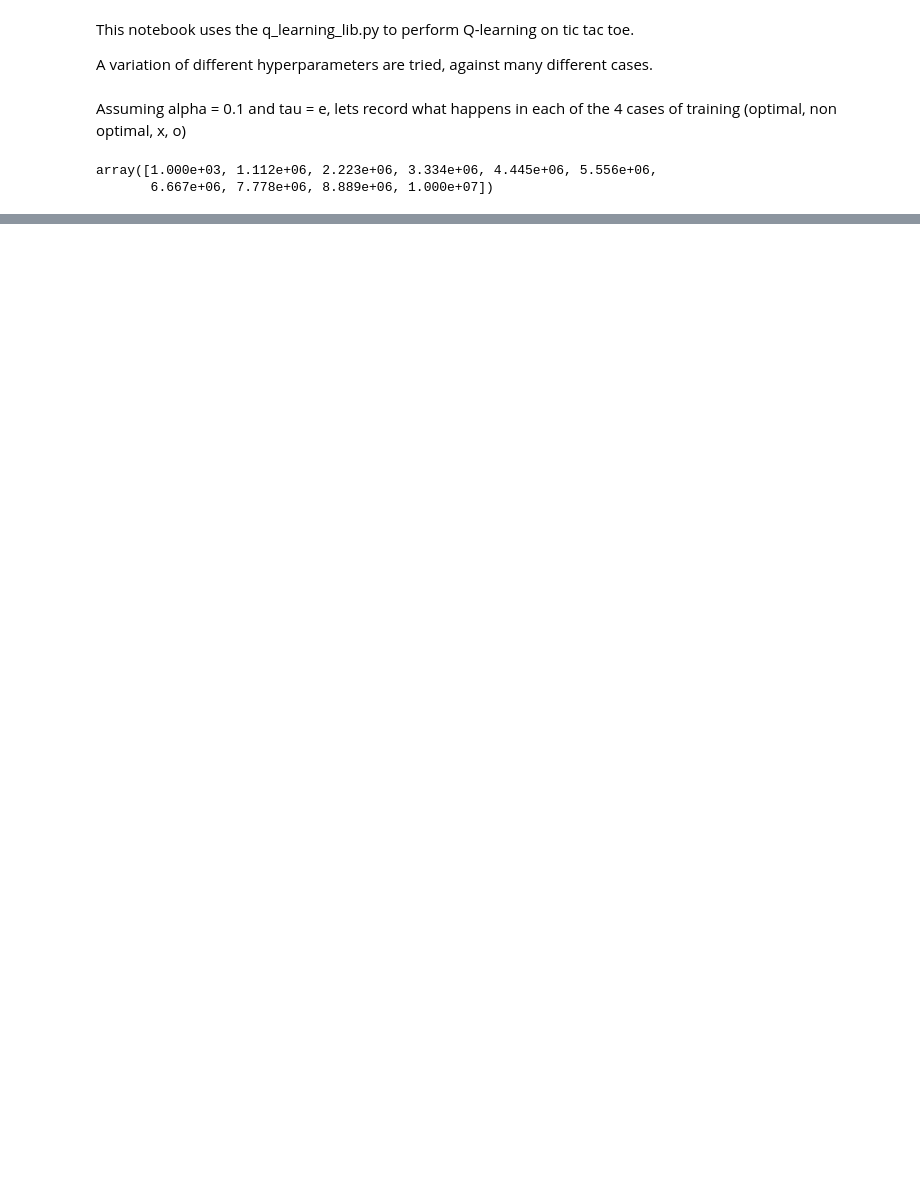
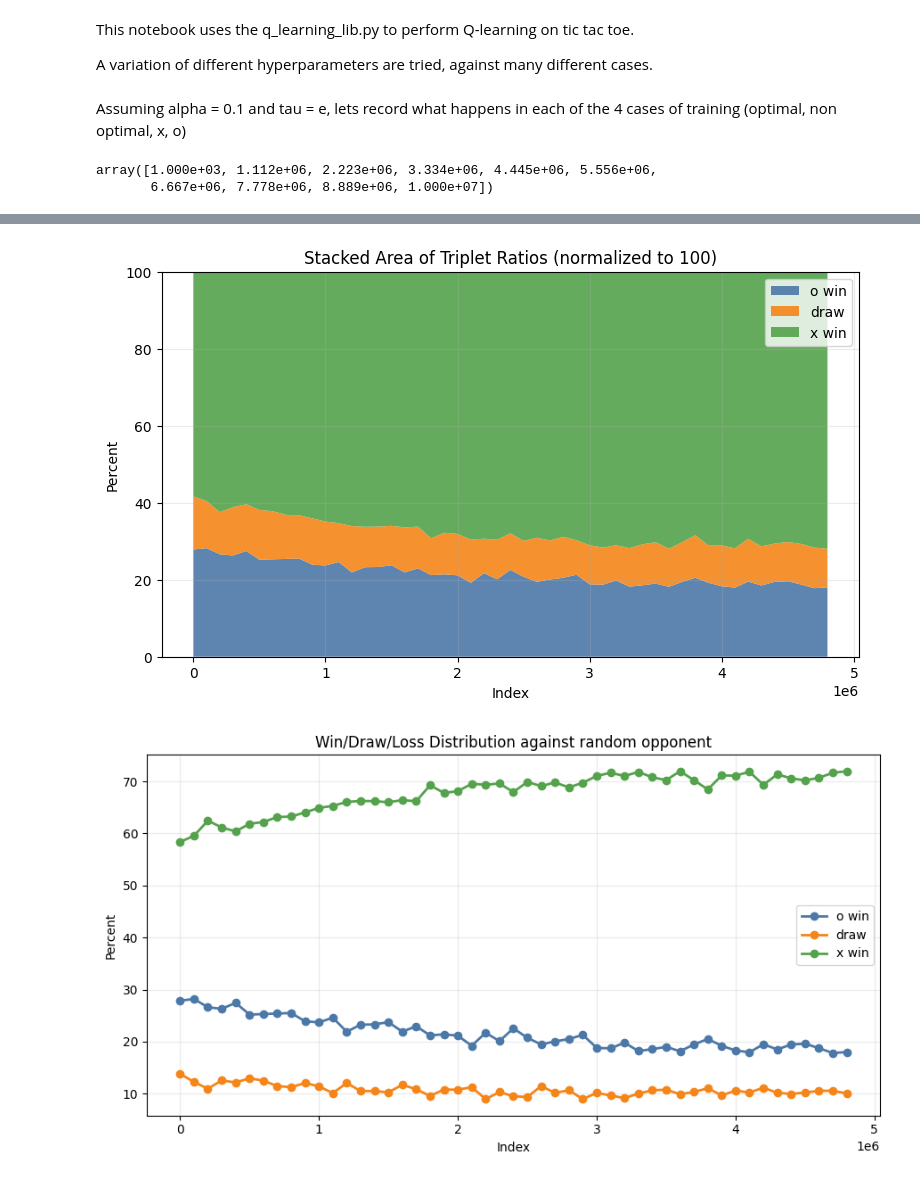
Before and after one commit to peterladur/Reinforcement-Learning-Research-Project, a Jupyter notebook: Part 1: Tic Tac Toe/results_and_analysis.ipynb, the cells around one changed output, grey strips where cells are left out. Saved outputs shown, nothing was run; the diff lists cells and outputs as text; code cells hidden in the pictures; blank space fills up the shorter version.

```diff
--- a/Part 1: Tic Tac Toe/results_and_analysis.ipynb
+++ b/Part 1: Tic Tac Toe/results_and_analysis.ipynb
@@ -102,0 +109,2 @@ Text(0.5, 1.0, 'Max drawrate achieved 100.00%')
+# %%
+Q_Table, results = qlb.perform_training('x', 'random', 10000, 10, True, varyas_alpha, varyas_tau)
@@ -102,0 +129,5 @@ Text(0.5, 1.0, 'Max drawrate achieved 100.00%')
+# %%
+qlb.plot_triplet_ratios(results, 1000, ('o win', 'draw', 'x win'))
+# %% [output]
+[figure, added]
+[figure, added]
```
Also changed, not shown: parts of 4 cells of this notebook, 1 other file.
